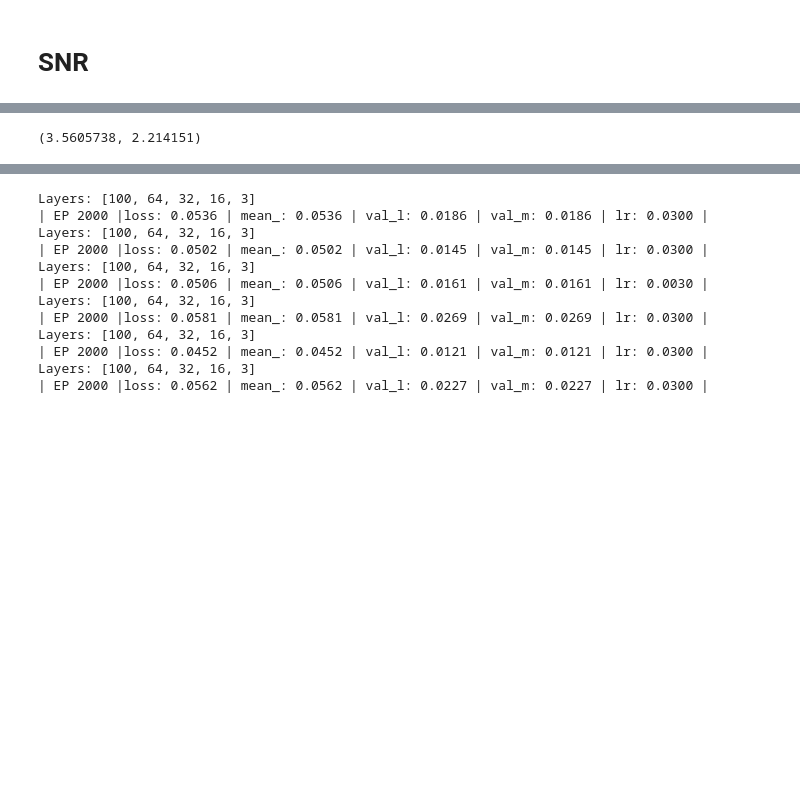
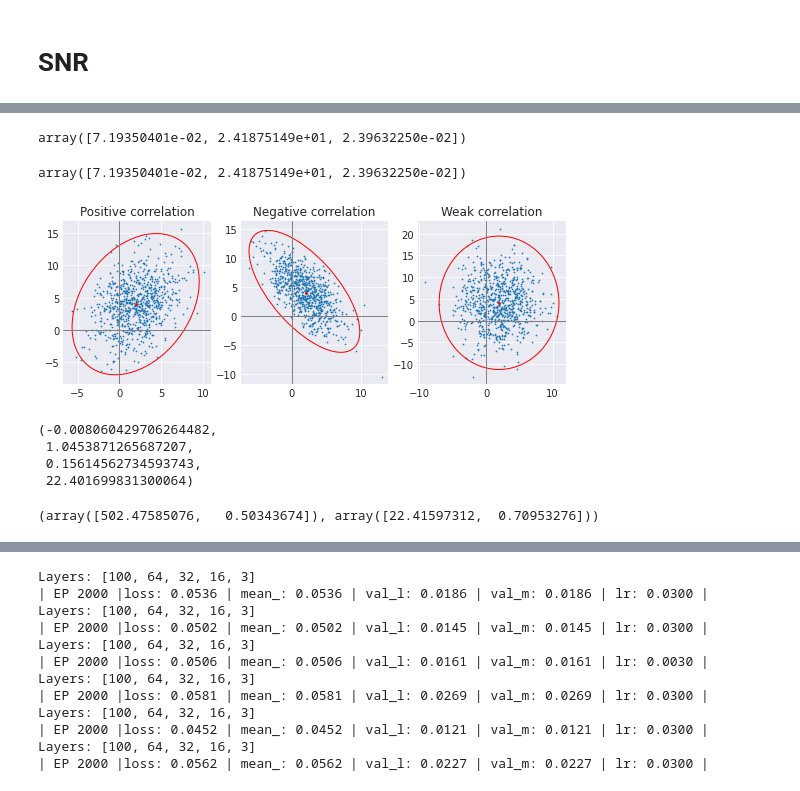
Before and after one commit to ViskaWei/LV, a Jupyter notebook: nb/dnn.ipynb, the cells around one changed output, grey strips where cells are left out. Saved outputs shown, nothing was run; the diff lists cells and outputs as text; code cells hidden in the pictures; blank space fills up the shorter version.

```diff
--- a/nb/dnn.ipynb
+++ b/nb/dnn.ipynb
@@ -102,0 +76,2 @@ array([-2.13298669e+00,  7.75928659e+03,  2.55051996e+00])
+# %%
+preds, paras = ddp.test_snr_flux(R0,nFlux=9)
@@ -102,0 +84,2 @@ array([-2.13298669e+00,  7.75928659e+03,  2.55051996e+00])
+# %%
+pred0 = preds[0][100]
@@ -102,0 +90,2 @@ array([-2.13298669e+00,  7.75928659e+03,  2.55051996e+00])
+# %%
+mu, sigma = pred0.mean(0), pred0.std(0)
@@ -108,0 +103,8 @@ centered = preds - preds.mean()
+# %%
+centered.std(0)
+# %% [output]
+array([7.19350401e-02, 2.41875149e+01, 2.39632250e-02])
+# %%
+sigma
+# %% [output]
+array([7.19350401e-02, 2.41875149e+01, 2.39632250e-02])
@@ -108,0 +168,39 @@ centered = preds - preds.mean()
+# %%
+def get_correlated_dataset(n, dependency, mu, scale):
+    latent = np.random.randn(n, 2)
+    dependent = latent.dot(dependency)
+    scaled = dependent * scale
+    scaled_with_offset = scaled + mu
+    # return x and y of the new, correlated dataset
+    return scaled_with_offset[:, 0], scaled_with_offset[:, 1]
+# %%
+np.random.seed(0)
+
+PARAMETERS = {
+    'Positive correlation': [[0.85, 0.35],
+                             [0.15, -0.65]],
+    'Negative correlation': [[0.9, -0.4],
+                             [0.1, -0.6]],
+    'Weak correlation': [[1, 0],
+                         [0, 1]],
+}
+
+mu = 2, 4
+scale = 3, 5
+
+fig, axs = plt.subplots(1, 3, figsize=(9, 3))
+for ax, (title, dependency) in zip(axs, PARAMETERS.items()):
+    x, y = get_correlated_dataset(800, dependency, mu, scale)
+    ax.scatter(x, y, s=0.5)
+
+    ax.axvline(c='grey', lw=1)
+    ax.axhline(c='grey', lw=1)
+
+    confidence_ellipse(x, y, ax, edgecolor='red')
+
+    ax.scatter(mu[0], mu[1], c='red', s=3)
+    ax.set_title(title)
+
+plt.show()
+# %% [output]
+[figure, added]
@@ -108,0 +211,9 @@ centered = preds - preds.mean()
+# %%
+x0,xv0=x.mean(0), x.std(0)
+y0,yv0=y.mean(0), y.std(0)
+x0,xv0, y0, yv0
+# %% [output]
+(-0.008060429706264482,
+ 1.0453871265687207,
+ 0.15614562734593743,
+ 22.401699831300064)
@@ -109,6 +223,6 @@ centered = preds - preds.mean()
 # %%
-u,s,v=np.linalg.svd(centered)
+u, s, v = np.linalg.svd(np.cov(x,y))
+s05=s**0.5
+s, s05
+# %% [output]
+(array([502.47585076,   0.50343674]), array([22.41597312,  0.70953276]))
-# %%
-s.mean(), s.std()
-# %% [output]
-(3.5605738, 2.214151)
```
Also changed, not shown: parts of 64 cells of this notebook, 1 other file.
